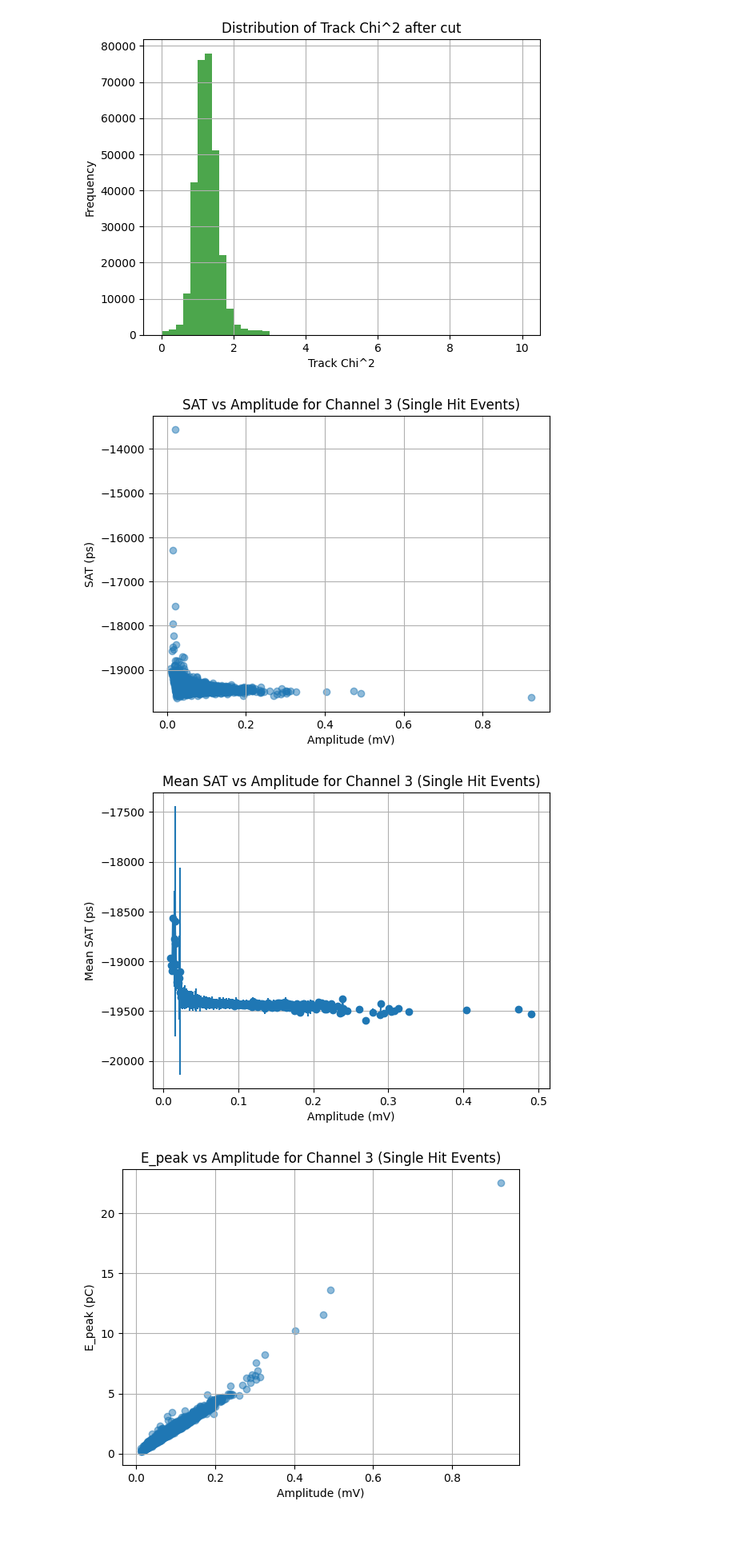
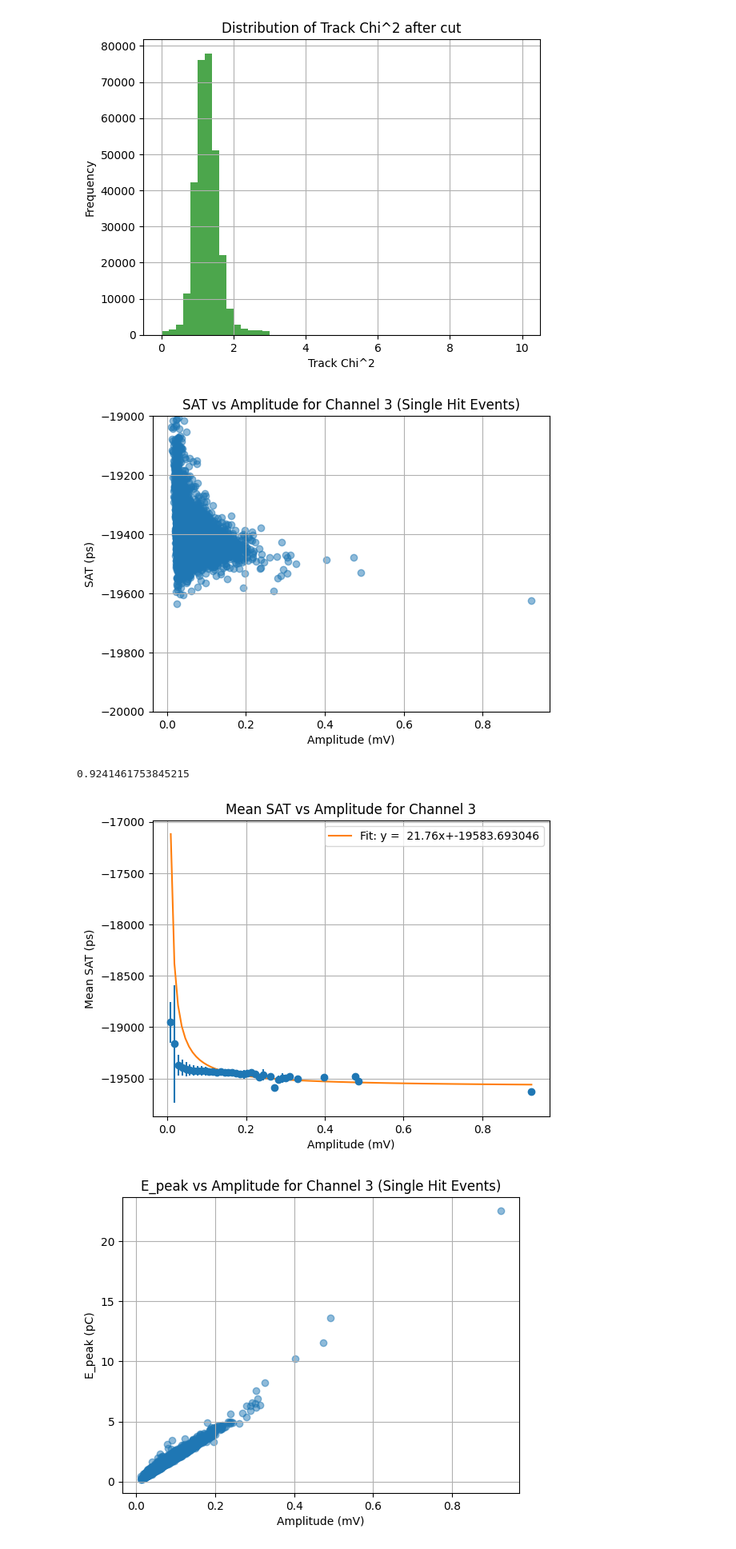
Before and after one commit to annascanu/TestbeamAnalysis, a Jupyter notebook: src/complete_analysis_PICOSEC.ipynb, the cells around one changed output. Shown at 80% size. Saved outputs shown, nothing was run; the diff lists cells and outputs as text; code cells hidden in the pictures.

Commit message:
run209: analysed why PICOSEC are so annoying?

```diff
--- a/src/complete_analysis_PICOSEC.ipynb
+++ b/src/complete_analysis_PICOSEC.ipynb
@@ -77,7 +78,7 @@ good_amplitude = amplitude_PICOSEC[event_mask][:,0]
 
 
 
-good_SAT = cfd_PICO[event_mask][:,0] - cfd_MCP[event_mask] - (Cell0TimeStamp_MCP[event_mask]*1e3-Cell0TimeStamp_PICOSEC[event_mask][:,0]*1e3)
+good_SAT = (cfd_PICO[event_mask][:,0] - cfd_MCP[event_mask] - (Cell0TimeStamp_MCP[event_mask]*1e3-Cell0TimeStamp_PICOSEC[event_mask][:,0]*1e3))
 
 
 
@@ -87,43 +88,81 @@ plt.scatter(good_amplitude, good_SAT, alpha=0.5)
 plt.xlabel('Amplitude (mV)')
 plt.ylabel('SAT (ps)')
 plt.title(f'SAT vs Amplitude for Channel {num_channel} (Single Hit Events)')
+plt.ylim(-20000,-19000)
 plt.grid()
 plt.show()
 
 
 
 #altro plot dividere il grafico in bin e prendere la media per ogni bin
-bins = np.linspace(ak.min(good_amplitude), ak.max(good_amplitude), 1000)
+bins = np.linspace(ak.min(good_amplitude)-1, ak.max(good_amplitude)+1, 300)
 bin_indices = np.digitize(good_amplitude, bins)
+print(ak.max(good_amplitude))
 
 bin_means = []
 bin_std = []
 bin_echarge_means = []
 bin_echarge_std = []
 for i in range(1, len(bins)):
     mask = bin_indices == i
     if ak.sum(mask) > 0:
         bin_means.append(ak.mean(good_SAT[mask]))
         bin_std.append(ak.std(good_SAT[mask]))
         bin_echarge_means.append(ak.mean(e_peak_PICOSEC[event_mask][:,0][mask]))
         bin_echarge_std.append(ak.std(e_peak_PICOSEC[event_mask][:,0][mask]))
     else:
         bin_means.append(np.nan)
         bin_std.append(np.nan)
         bin_echarge_means.append(np.nan)
         bin_echarge_std.append(np.nan)
 
 bin_centers = 0.5 * (bins[:-1] + bins[1:])
 
-plt.errorbar(bin_centers, bin_means, bin_std, marker='o')
+
+
+
+# converti in NumPy
+bin_means_np = ak.to_numpy(bin_means)
+bin_std_np = ak.to_numpy(bin_std)
+bin_centers_np = ak.to_numpy(bin_centers)
+
+# filtro valori validi
+mask = (~np.isnan(bin_means_np)) & (bin_centers_np > 0)
+x = bin_centers_np[mask]
+y = bin_means_np[mask]
+err = bin_std_np[mask]
+
+# fix valori critici
+x = x + 1e-6                # evita log(0)
+err = np.where(np.isnan(err) | (err == 0), 1e-6, err)
+
+# funzione logaritmica
+def func(x,b,c):
+    return   + b/x +c
+
+# fit pesato
+#bounds = ([0, -np.inf,-np.inf], [2, np.inf,np.inf])
+
+popt, pcov = curve_fit(func, x, y, sigma=err, absolute_sigma=True)
+b, c= popt
+
+# curva fittata
+x_fit = np.linspace(min(x), max(x), 100)
+y_fit = func(x_fit, b,c)
+
+# plot
+plt.errorbar(x, y, err, marker='o', linestyle='none')
+plt.plot(x_fit, y_fit, label=f'Fit: y =  {b:.2f}x+{c:2f}')
 plt.xlabel('Amplitude (mV)')
 plt.ylabel('Mean SAT (ps)')
-plt.title(f'Mean SAT vs Amplitude for Channel {num_channel} (Single Hit Events)')
+plt.title(f'Mean SAT vs Amplitude for Channel {num_channel}')
 plt.grid()
+plt.legend()
 plt.show()
 # %% [output]
-[figure, old version]
+[figure, new version]
+0.9241461753845215
-[figure, old version]
+[figure, new version]
 # %%
 #amplitude vs e_peak
 epeak_mask = ak.num(e_peak_PICOSEC) >= 1
```
Also changed, not shown: parts of 5 cells of this notebook, 3 other files.
